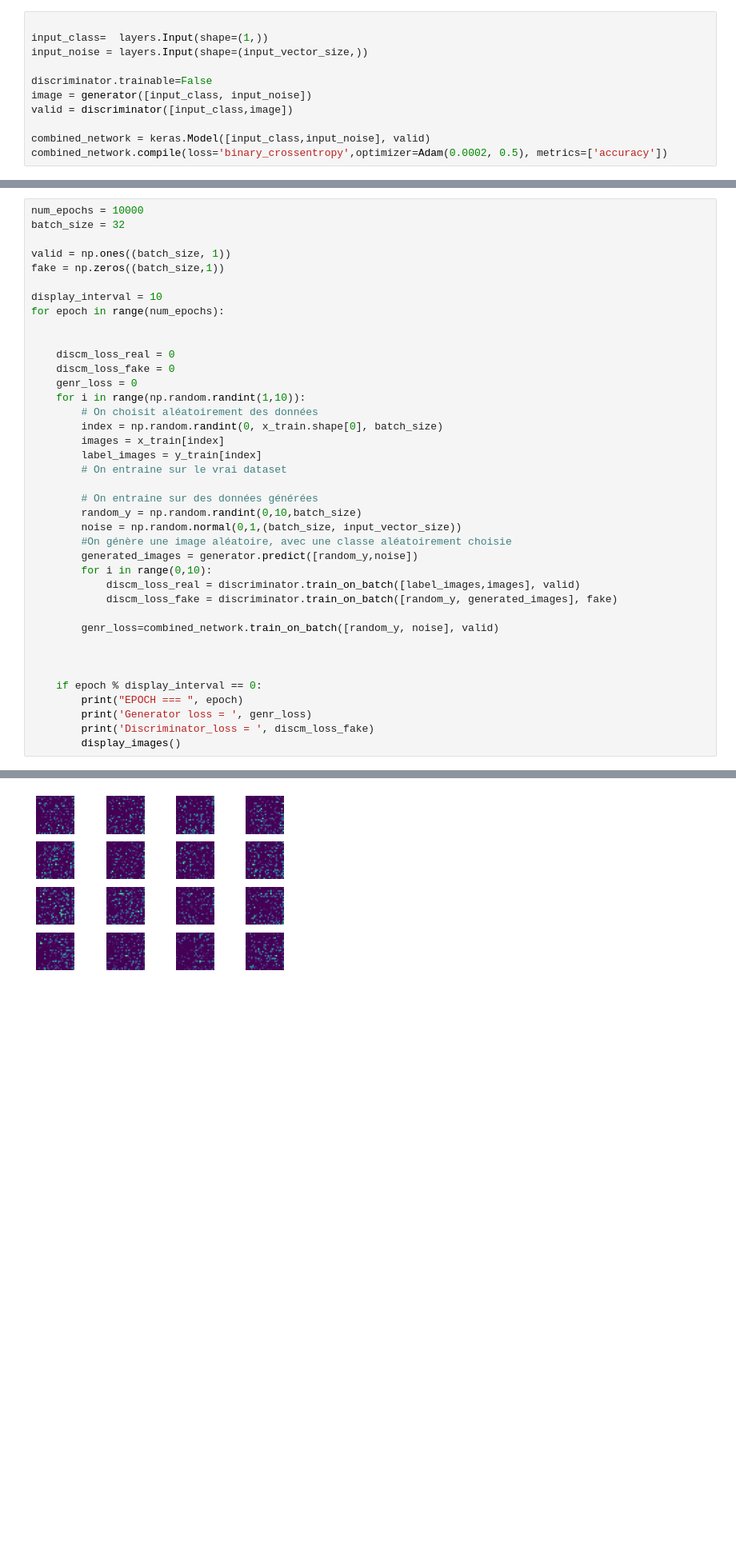
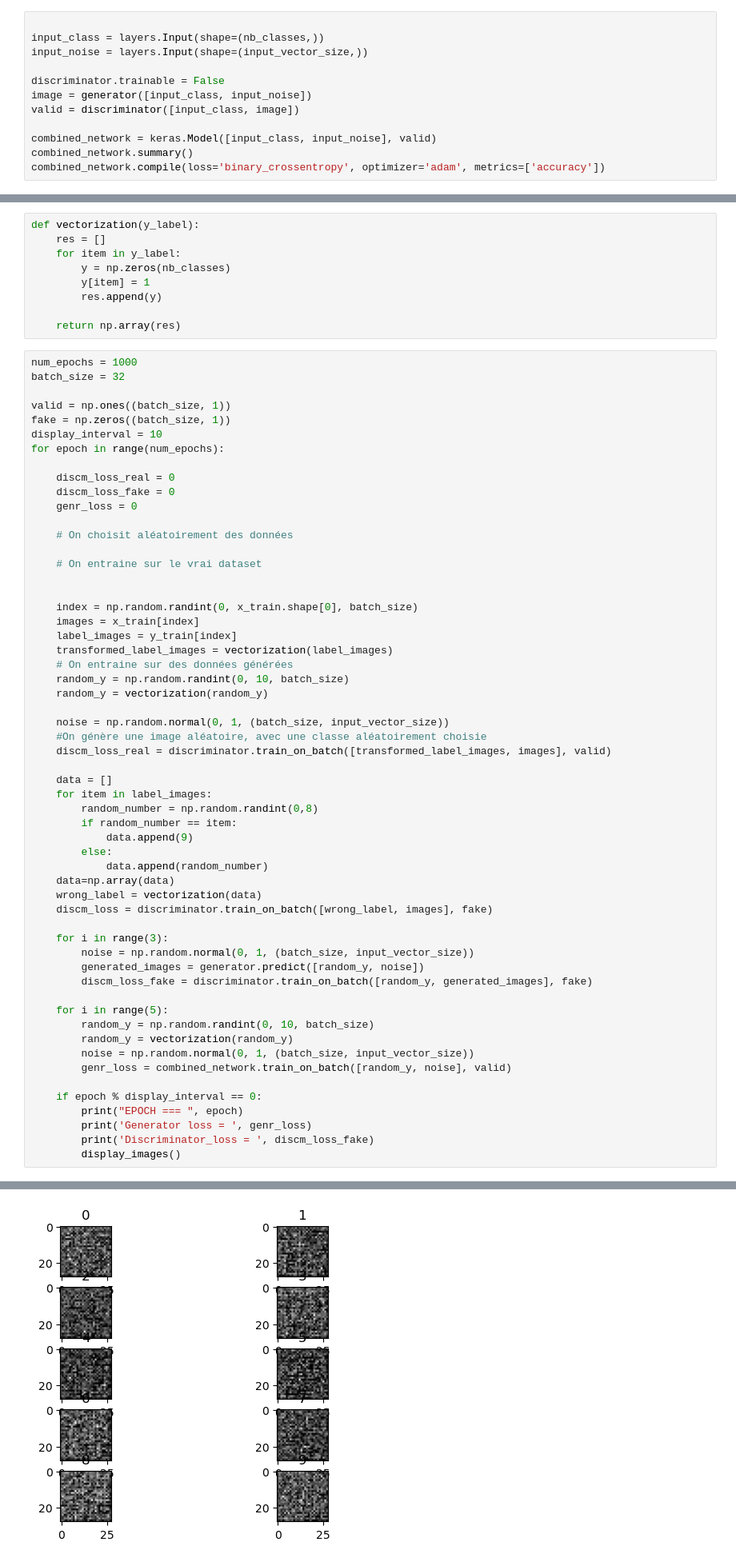
Before and after one commit to Miithrandiir/keras_algo, a Jupyter notebook: cgan_keras.ipynb, the cells around one changed output, grey strips where cells are left out. Shown at 80% size. Cells and saved outputs as stored; diff of their text form; blank space fills up the shorter version.

```diff
--- a/cgan_keras.ipynb
+++ b/cgan_keras.ipynb
@@ -113,11 +102,12 @@ discriminator.compile(loss="binary_crossentropy", optimizer=Adam(0.0002, 0.5))
 # %%
 
-input_class=  layers.Input(shape=(1,))
+input_class = layers.Input(shape=(nb_classes,))
 input_noise = layers.Input(shape=(input_vector_size,))
 
-discriminator.trainable=False
+discriminator.trainable = False
 image = generator([input_class, input_noise])
-valid = discriminator([input_class,image])
+valid = discriminator([input_class, image])
 
-combined_network = keras.Model([input_class,input_noise], valid)
-combined_network.compile(loss='binary_crossentropy',optimizer=Adam(0.0002, 0.5), metrics=['accuracy'])
+combined_network = keras.Model([input_class, input_noise], valid)
+combined_network.summary()
+combined_network.compile(loss='binary_crossentropy', optimizer='adam', metrics=['accuracy'])
@@ -147,36 +160,63 @@ def display_images():
+# %%
+def vectorization(y_label):
+    res = []
+    for item in y_label:
+        y = np.zeros(nb_classes)
+        y[item] = 1
+        res.append(y)
+
+    return np.array(res)
 # %%
-num_epochs = 10000
+num_epochs = 1000
 batch_size = 32
 
 valid = np.ones((batch_size, 1))
-fake = np.zeros((batch_size,1))
-
+fake = np.zeros((batch_size, 1))
 display_interval = 10
 for epoch in range(num_epochs):
-
 
     discm_loss_real = 0
     discm_loss_fake = 0
     genr_loss = 0
-    for i in range(np.random.randint(1,10)):
-        # On choisit aléatoirement des données
-        index = np.random.randint(0, x_train.shape[0], batch_size)
-        images = x_train[index]
-        label_images = y_train[index]
-        # On entraine sur le vrai dataset
 
-        # On entraine sur des données générées
-        random_y = np.random.randint(0,10,batch_size)
-        noise = np.random.normal(0,1,(batch_size, input_vector_size))
-        #On génère une image aléatoire, avec une classe aléatoirement choisie
-        generated_images = generator.predict([random_y,noise])
-        for i in range(0,10):
-            discm_loss_real = discriminator.train_on_batch([label_images,images], valid)
-            discm_loss_fake = discriminator.train_on_batch([random_y, generated_images], fake)
+    # On choisit aléatoirement des données
 
-        genr_loss=combined_network.train_on_batch([random_y, noise], valid)
+    # On entraine sur le vrai dataset
 
 
+    index = np.random.randint(0, x_train.shape[0], batch_size)
+    images = x_train[index]
+    label_images = y_train[index]
+    transformed_label_images = vectorization(label_images)
+    # On entraine sur des données générées
+    random_y = np.random.randint(0, 10, batch_size)
+    random_y = vectorization(random_y)
+
+    noise = np.random.normal(0, 1, (batch_size, input_vector_size))
+    #On génère une image aléatoire, avec une classe aléatoirement choisie
+    discm_loss_real = discriminator.train_on_batch([transformed_label_images, images], valid)
+
+    data = []
+    for item in label_images:
+        random_number = np.random.randint(0,8)
+        if random_number == item:
+            data.append(9)
+        else:
+            data.append(random_number)
+    data=np.array(data)
+    wrong_label = vectorization(data)
+    discm_loss = discriminator.train_on_batch([wrong_label, images], fake)
+
+    for i in range(3):
+        noise = np.random.normal(0, 1, (batch_size, input_vector_size))
+        generated_images = generator.predict([random_y, noise])
+        discm_loss_fake = discriminator.train_on_batch([random_y, generated_images], fake)
+
+    for i in range(5):
+        random_y = np.random.randint(0, 10, batch_size)
+        random_y = vectorization(random_y)
+        noise = np.random.normal(0, 1, (batch_size, input_vector_size))
+        genr_loss = combined_network.train_on_batch([random_y, noise], valid)
 
     if epoch % display_interval == 0:
         print("EPOCH === ", epoch)
@@ -197 +234 @@ Discriminator_loss =  0.004458589944988489
-[figure, old version]
+[figure, new version]
```
Also changed, not shown: parts of 8 cells of this notebook.
